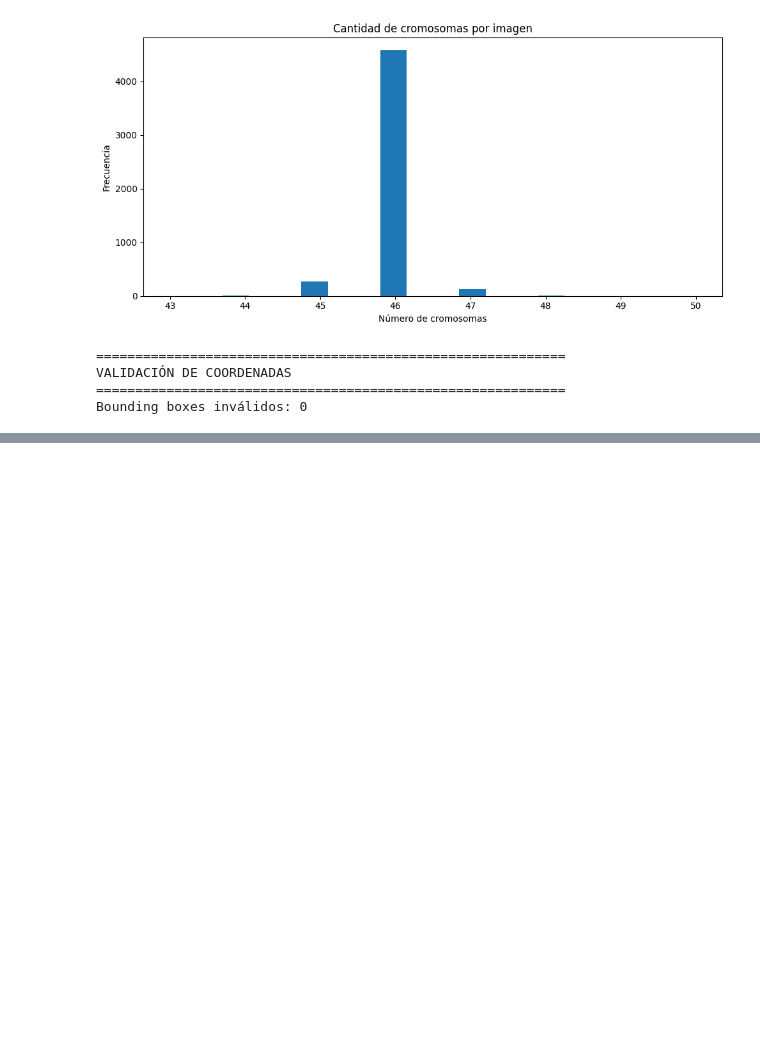
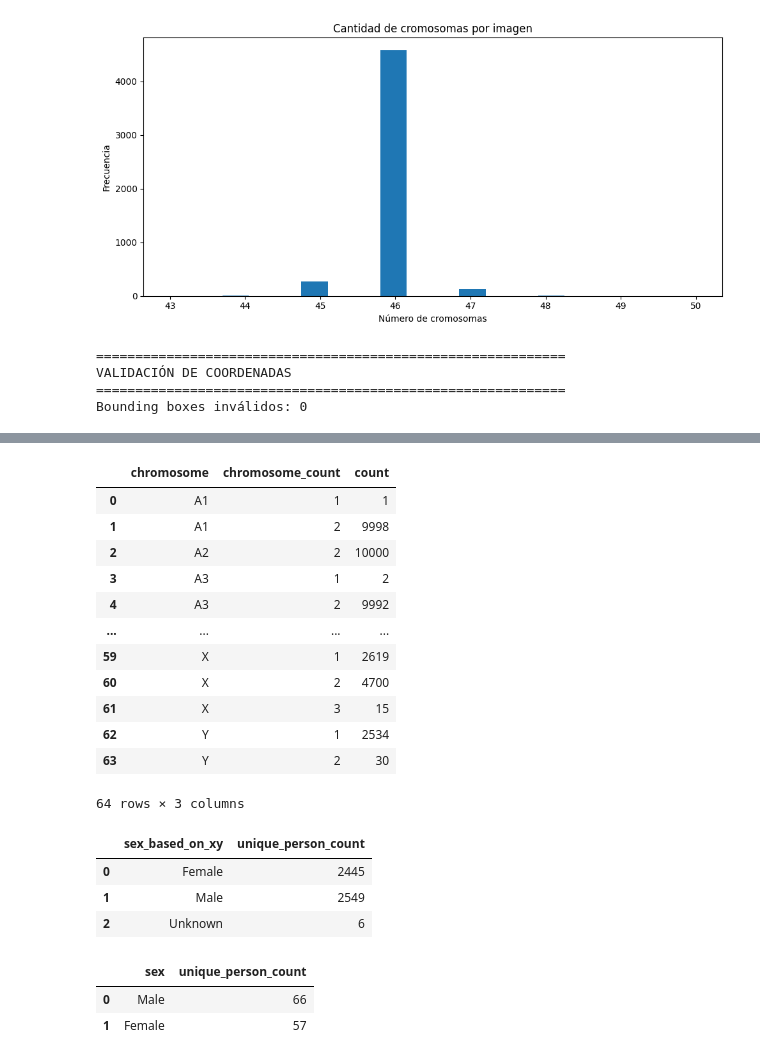
Before and after one commit to dnunezq/Chromosome-identifier-TDSP, a Jupyter notebook: scripts/data_analytics/data_analytics.ipynb, the cells around one changed output, grey strips where cells are left out. Saved outputs shown, nothing was run; the diff lists cells and outputs as text; code cells hidden in the pictures; blank space fills up the shorter version.

```diff
--- a/scripts/data_analytics/data_analytics.ipynb
+++ b/scripts/data_analytics/data_analytics.ipynb
@@ -437,0 +574,36 @@ Bounding boxes inválidos: 0
+# %%
+grouped_counts = chromosome_df.groupby(["chromosome", "chromosome_count"]).size().reset_index(name="count")
+grouped_counts
+# %% [output]
+|  | chromosome | chromosome_count | count |
+| 0 | A1 | 1 | 1 |
+| 1 | A1 | 2 | 9998 |
+| 2 | A2 | 2 | 10000 |
+| 3 | A3 | 1 | 2 |
+| 4 | A3 | 2 | 9992 |
+| ... | ... | ... | ... |
+| 59 | X | 1 | 2619 |
+| 60 | X | 2 | 4700 |
+| 61 | X | 3 | 15 |
+| 62 | Y | 1 | 2534 |
+| 63 | Y | 2 | 30 |
+64 rows × 3 columns
+# %%
+sex_counts = summary.groupby("sex_based_on_xy")["xml_file"].nunique().reset_index(name="unique_person_count")
+sex_counts
+# %% [output]
+|  | sex_based_on_xy | unique_person_count |
+| 0 | Female | 2445 |
+| 1 | Male | 2549 |
+| 2 | Unknown | 6 |
+# %%
+non_xy_non_two = chromosome_df[(~chromosome_df["chromosome"].isin(["X", "Y"])) & (chromosome_df["chromosome_count"] != 2)]
+
+# Contar cada persona una sola vez usando xml_file como identificador único de persona
+unique_persons_non_xy_non_two = non_xy_non_two.drop_duplicates(subset=["xml_file"])
+counts_non_xy_non_two = unique_persons_non_xy_non_two["sex_based_on_xy"].value_counts().rename_axis("sex").reset_index(name="unique_person_count")
+counts_non_xy_non_two
+# %% [output]
+|  | sex | unique_person_count |
+| 0 | Male | 66 |
+| 1 | Female | 57 |
```
Also changed, not shown: parts of 9 cells of this notebook.
